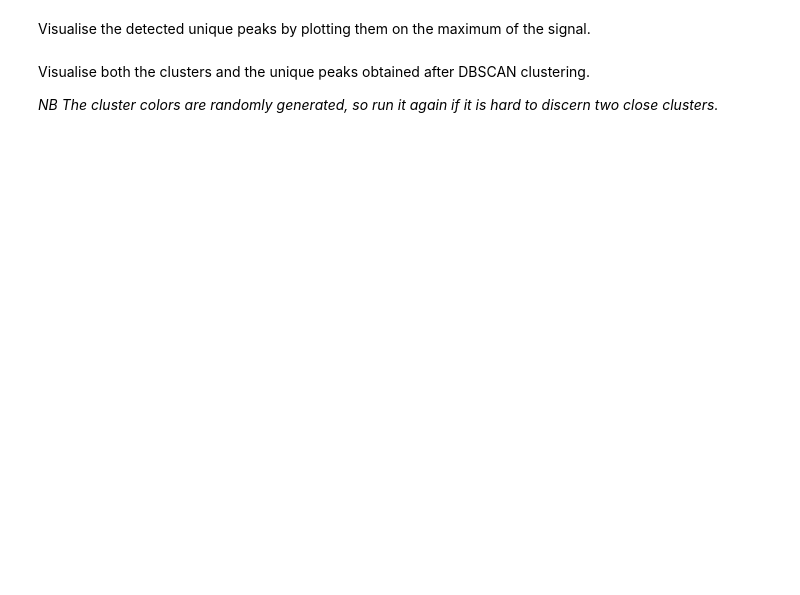
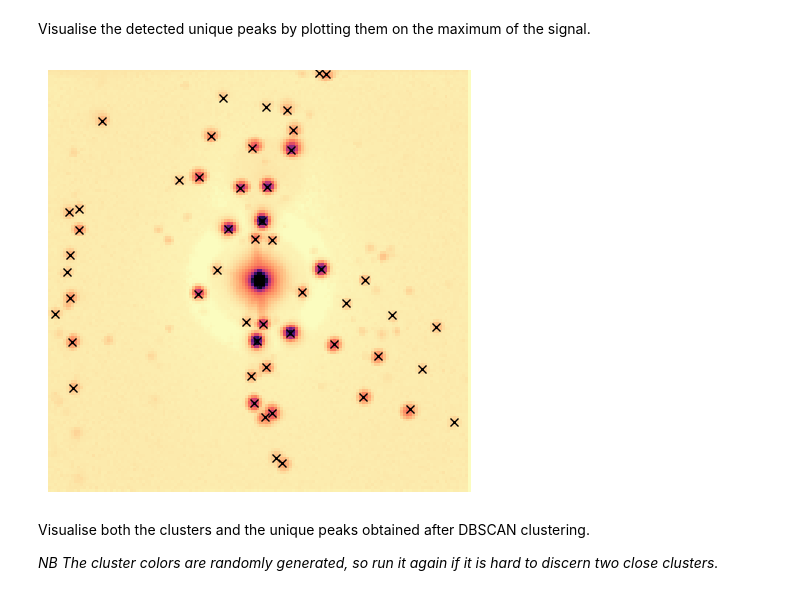
Before and after one commit to pyxem/pyxem-demos, a Jupyter notebook: 06 Nanocrystal segmentation in SPED data - Demonstration on partly overlapping MgO cubes.ipynb, the cells around one changed output. Drawn from its saved outputs; the diff is of its cells as text; code cells hidden in the pictures; blank space fills up the shorter version.

```diff
--- a/06 Nanocrystal segmentation in SPED data - Demonstration on partly overlapping MgO cubes.ipynb
+++ b/06 Nanocrystal segmentation in SPED data - Demonstration on partly overlapping MgO cubes.ipynb
@@ -83,9 +88,9 @@ The parameters were found by interactive peak finding:
 # %%
-peaks = s_rb.find_peaks(method='laplacian_of_gaussians',
-                        min_sigma=0.7,
-                        max_sigma=10,
-                        num_sigma=30,
-                        threshold=0.046,
-                        overlap=0.5,
-                        log_scale=False,
-                        exclude_border=True)
+peaks = dp_rb.find_peaks(method='laplacian_of_gaussians',
+                         min_sigma=0.7,
+                         max_sigma=10,
+                         num_sigma=30,
+                         threshold=0.046,
+                         overlap=0.5,
+                         log_scale=False,
+                         exclude_border=True)
@@ -99,12 +111,17 @@ Refine the peak positions
 # %%
 from pyxem.generators.subpixelrefinement_generator import SubpixelrefinementGenerator
 from pyxem.signals.diffraction_vectors import DiffractionVectors
+# %%
+dp_padded = np.zeros((dp.data.shape[0],dp.data.shape[1],
+                     dp.data.shape[2]+12,dp.data.shape[2]+12))
+dp_padded[:,:,6:dp.data.shape[2]+6,6:dp.data.shape[2]+6] = dp_rb.data
+dp_padded = pxm.ElectronDiffraction2D(dp_padded)
+dp_padded.set_diffraction_calibration(scale)
+dp_padded.set_scan_calibration(scale_real)
 # %% [markdown]
 Padding is used so that peaks at the edges of the diffraction patterns are treated correctly.
 # %%
-refine_gen = SubpixelrefinementGenerator(dp=s_rb,
-                                         vectors=peaks,
-                                         padding=12)
+refine_gen = SubpixelrefinementGenerator(dp_padded, peaks)
 peaks_refined = DiffractionVectors(
     refine_gen.center_of_mass_method(square_size=4))
 peaks_refined.axes_manager.set_signal_dimension(0)
@@ -120,19 +143,21 @@ print(np.shape(unique_peaks.data)[0], ' unique vectors were found.')
 # %% [markdown]
 Visualise the detected unique peaks by plotting them on the maximum of the signal.
 # %%
-radius_px = s_rb.axes_manager.signal_shape[0]/2
+radius_px = dp_rb.axes_manager.signal_shape[0]/2
 reciprocal_radius = radius_px * scale
 # %%
 unique_peaks.plot_diffraction_vectors(
     method='DBSCAN',
     unique_vectors=unique_peaks,
     distance_threshold=distance_threshold,
     xlim=reciprocal_radius,
     ylim=reciprocal_radius,
     min_samples=min_samples,
-    image_to_plot_on=s_rb.max(),
+    image_to_plot_on=dp_rb.max(),
     image_cmap='magma_r',
     plot_label_colors=False)
+# %% [output]
+[figure, added]
 # %% [markdown]
 Visualise both the clusters and the unique peaks obtained after DBSCAN clustering.
 
```
Also changed, not shown: parts of 36 cells of this notebook, 2 other files.
